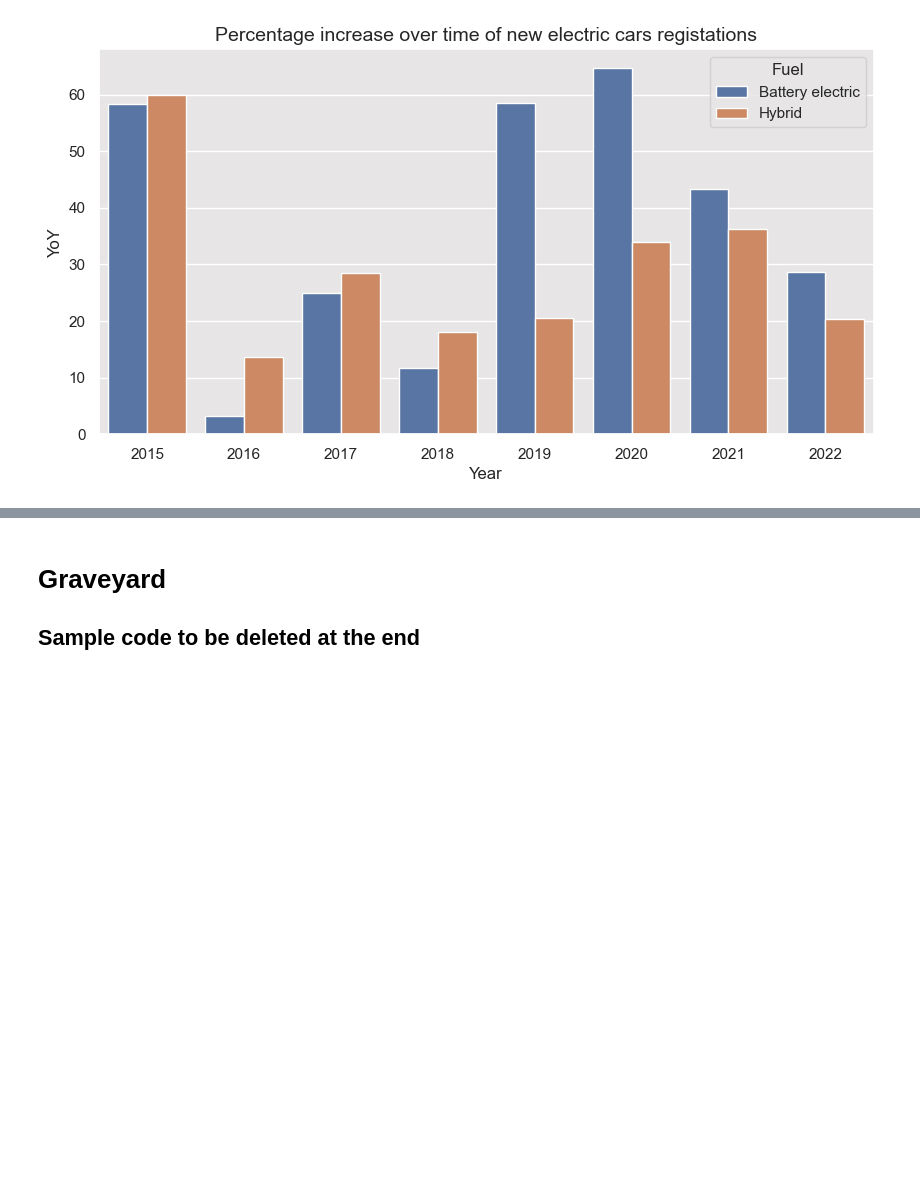
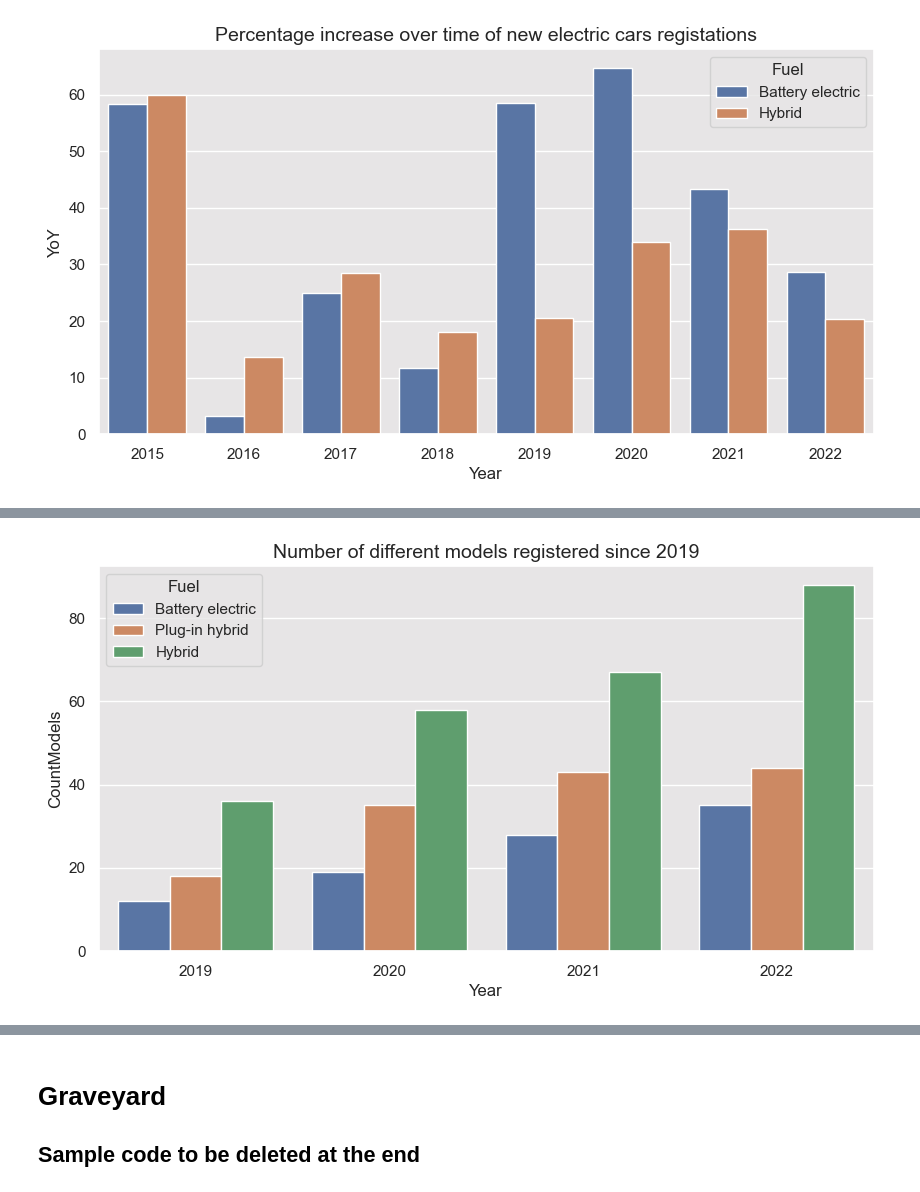
Before and after one commit to ssalazarheredia/vehicle_analysis, a Jupyter notebook: vehicle_analysis.ipynb, the cells around one changed output, grey strips where cells are left out. Saved outputs shown, nothing was run; the diff lists cells and outputs as text; code cells hidden in the pictures; blank space fills up the shorter version.

Commit message:
Add changes to jupiter notebook, new graph to show change in number of models for electric and hybrid vehicles

```diff
--- a/vehicle_analysis.ipynb
+++ b/vehicle_analysis.ipynb
@@ -165,3 +165,9 @@ sns.set(rc={'figure.facecolor':'white','axes.facecolor':'#e7e5e6'})
 ax=sns.barplot(data=quarter_change,x='Year',y='YoY',hue='Fuel')
 # %% [output]
 [figure]
+# %%
+models_reg=cars_data.groupby(by=['Make','GenModel','Fuel','Year'])['Registration'].sum().reset_index(level=['Make','Fuel','Year','GenModel'])
+models_reg=models_reg.loc[(models_reg['Registration']>0) & (~models_reg['GenModel'].str.contains('MODEL MISSING'))]
+# %%
+top_brands=cars_data[cars_data['Year'].isin(['2019','2020','2021','2022'])].groupby(by=['Make'])['Registration'].sum().sort_values(ascending=False)
+top_brands=list(top_brands[:10].index)
@@ -167,0 +185,12 @@ ax=sns.barplot(data=quarter_change,x='Year',y='YoY',hue='Fuel')
+# %%
+make_reg=models_reg[models_reg['Make'].isin(top_brands)].groupby(by=['Fuel','Year'])['GenModel'].agg(['count']).reset_index(level=['Fuel','Year'])
+make_reg.rename(columns={'count':'CountModels'},inplace=True)
+make_reg=make_reg.loc[(~make_reg['Fuel'].isin(['Other fuel types','Diesel','Petrol'])) & (make_reg['Year'].isin(['2019','2020','2021','2022'])) ]
+make_reg=make_reg.sort_values(by=['Year','CountModels','Fuel'])
+# %%
+plt.figure(figsize=(10,5));
+plt.title('Number of different models registered since 2019',size=14)
+sns.set(rc={'figure.facecolor':'white','axes.facecolor':'#e7e5e6'})
+ax=sns.barplot(data=make_reg,x='Year',y='CountModels',hue='Fuel')
+# %% [output]
+[figure, added]
```
Also changed, not shown: parts of 5 cells of this notebook.
